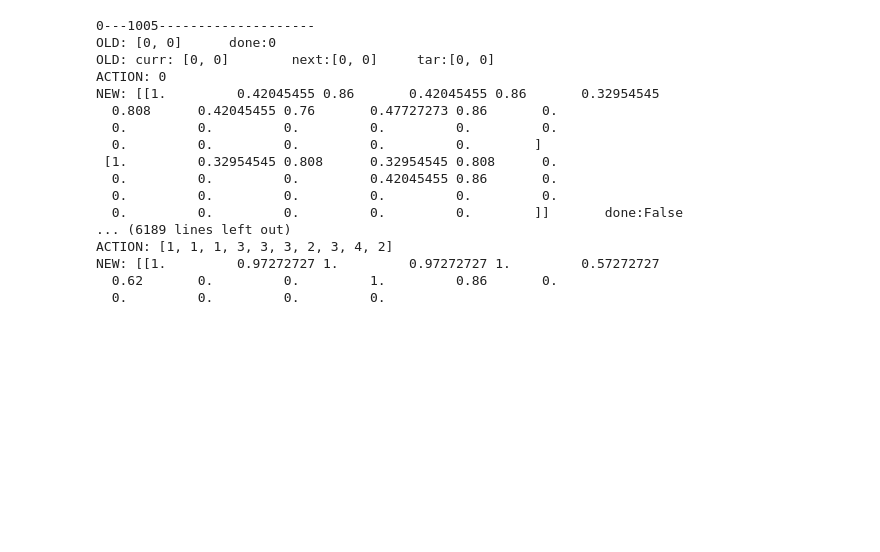
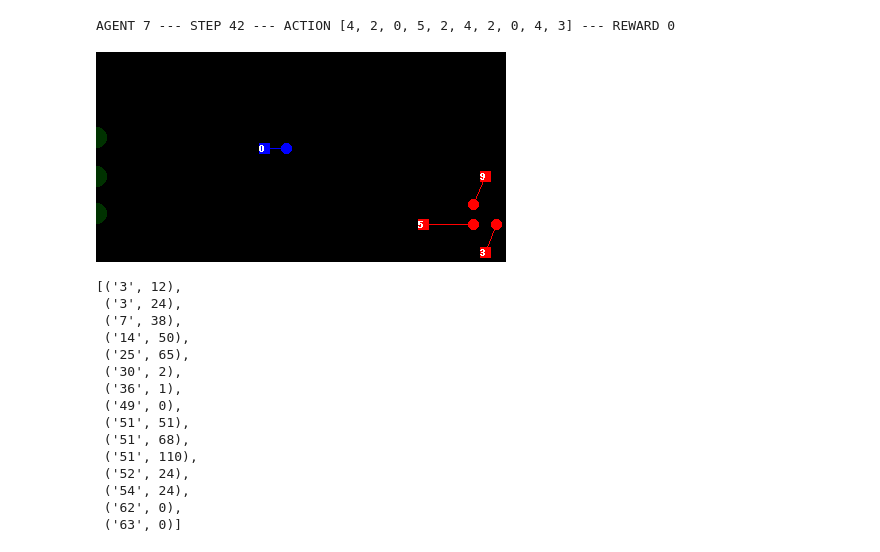
Before and after one commit to tobihoernchen/thesis, a Jupyter notebook: exploration/MiniMatrix/tests.ipynb, the cells around one changed output. Drawn from its saved outputs; the diff is of its cells as text; code cells hidden in the pictures; blank space fills up the shorter version.

```diff
--- a/exploration/MiniMatrix/tests.ipynb
+++ b/exploration/MiniMatrix/tests.ipynb
@@ -71,20 +55,22 @@ chk = RewardCheck(env, obs2action = lambda a, b: ([random.randint(1,4) for i in
+# %%
+chk.get_reward_situations(reward_above = 0.5, reward_below = 1.5, play_random = True)
+# %% [output]
+AGENT 7 --- STEP 42 --- ACTION [4, 2, 0, 5, 2, 4, 2, 0, 4, 3] --- REWARD 0
+[figure, added]
+[('3', 12),
+ ('3', 24),
+ ('7', 38),
+ ('14', 50),
+ ('25', 65),
+ ('30', 2),
+ ('36', 1),
+ ('49', 0),
+ ('51', 51),
+ ('51', 68),
+ ('51', 110),
+ ('52', 24),
+ ('54', 24),
+ ('62', 0),
+ ('63', 0)]
 # %%
-chk.run(1, seed = 6)
+chk.plot("6")
-# %% [output]
-0---1005--------------------
-OLD: [0, 0]      done:0
-OLD: curr: [0, 0]        next:[0, 0]     tar:[0, 0]
-ACTION: 0
-NEW: [[1.         0.42045455 0.86       0.42045455 0.86       0.32954545
-  0.808      0.42045455 0.76       0.47727273 0.86       0.
-  0.         0.         0.         0.         0.         0.
-  0.         0.         0.         0.         0.        ]
- [1.         0.32954545 0.808      0.32954545 0.808      0.
-  0.         0.         0.         0.42045455 0.86       0.
-  0.         0.         0.         0.         0.         0.
-  0.         0.         0.         0.         0.        ]]       done:False
-... (6189 lines left out)
-ACTION: [1, 1, 1, 3, 3, 3, 2, 3, 4, 2]
-NEW: [[1.         0.97272727 1.         0.97272727 1.         0.57272727
-  0.62       0.         0.         1.         0.86       0.
-  0.         0.         0.         0.
```
Also changed, not shown: parts of 10 cells of this notebook, 15 other files.
